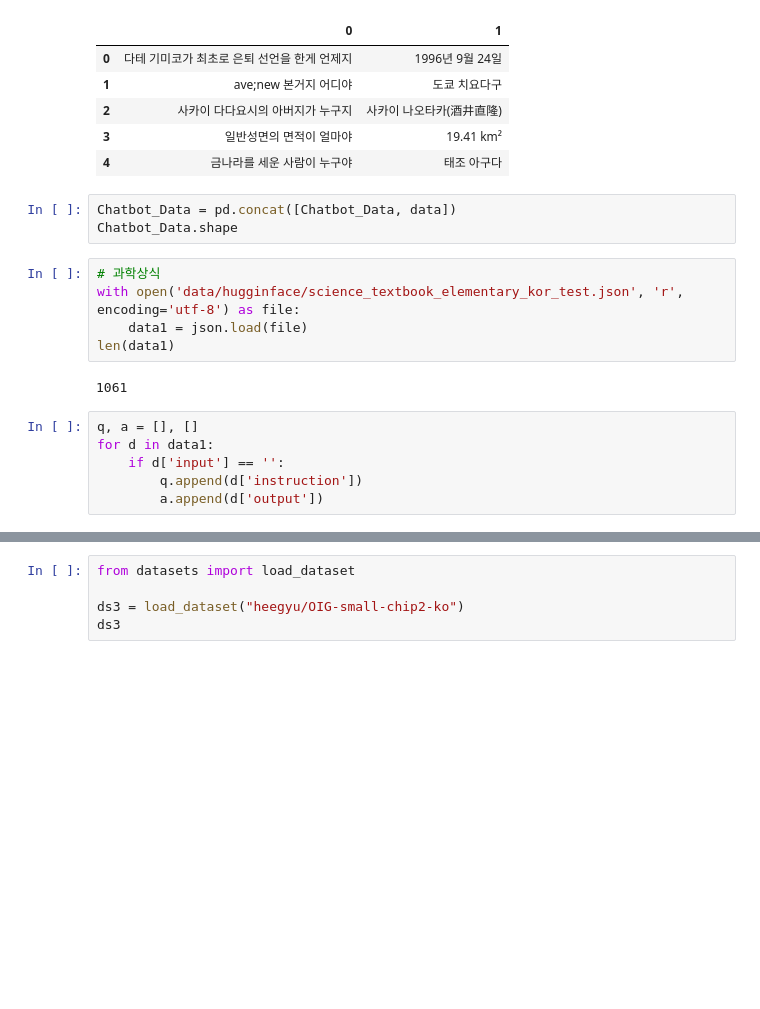
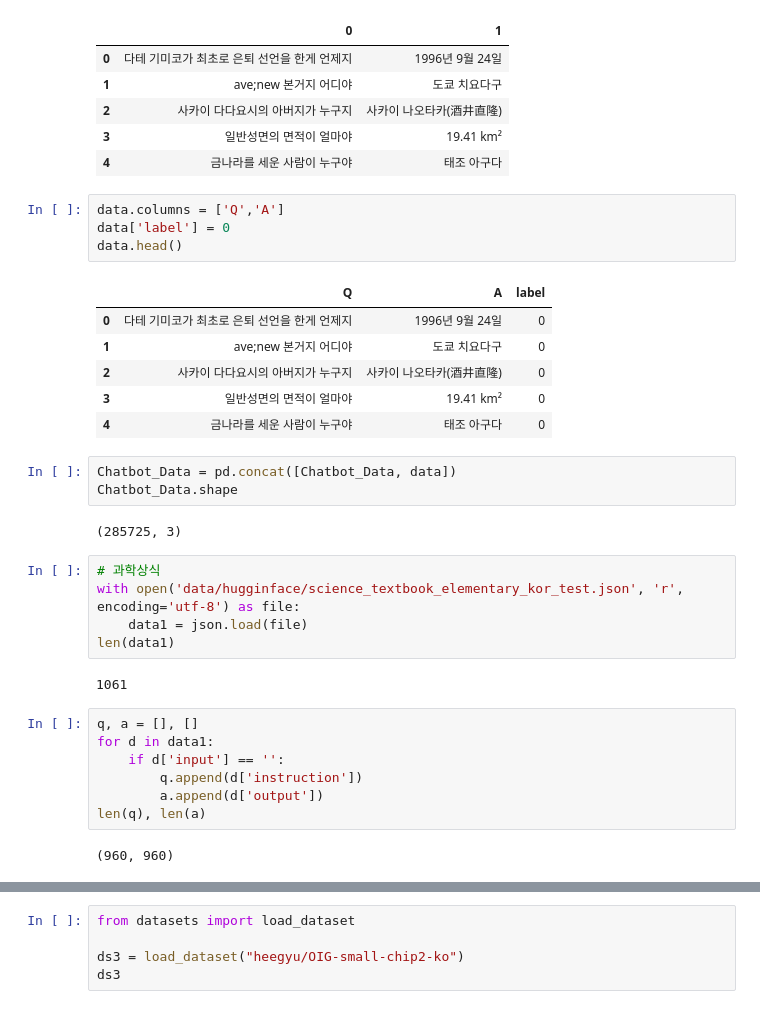
Before and after one commit to kimpubao/FinalProject, a Jupyter notebook: gpt.ipynb, the cells around one changed output, grey strips where cells are left out. Cells and saved outputs as stored; diff of their text form; blank space fills up the shorter version.

```diff
--- a/gpt.ipynb
+++ b/gpt.ipynb
@@ -245,9 +239,22 @@ data.head()
 | 2 | 사카이 다다요시의 아버지가 누구지 | 사카이 나오타카(酒井直隆) |
 | 3 | 일반성면의 면적이 얼마야 | 19.41 km² |
 | 4 | 금나라를 세운 사람이 누구야 | 태조 아구다 |
+# %%
+data.columns = ['Q','A']
+data['label'] = 0
+data.head()
+# %% [output]
+|  | Q | A | label |
+| 0 | 다테 기미코가 최초로 은퇴 선언을 한게 언제지 | 1996년 9월 24일 | 0 |
+| 1 | ave;new 본거지 어디야 | 도쿄 치요다구 | 0 |
+| 2 | 사카이 다다요시의 아버지가 누구지 | 사카이 나오타카(酒井直隆) | 0 |
+| 3 | 일반성면의 면적이 얼마야 | 19.41 km² | 0 |
+| 4 | 금나라를 세운 사람이 누구야 | 태조 아구다 | 0 |
 # %%
 Chatbot_Data = pd.concat([Chatbot_Data, data])
 Chatbot_Data.shape
+# %% [output]
+(285725, 3)
 # %%
 # 과학상식
 with open('data/hugginface/science_textbook_elementary_kor_test.json', 'r', encoding='utf-8') as file:
@@ -261,3 +268,6 @@ for d in data1:
     if d['input'] == '':
         q.append(d['instruction'])
         a.append(d['output'])
+len(q), len(a)
+# %% [output]
+(960, 960)
```
Also changed, not shown: parts of 33 cells of this notebook.
